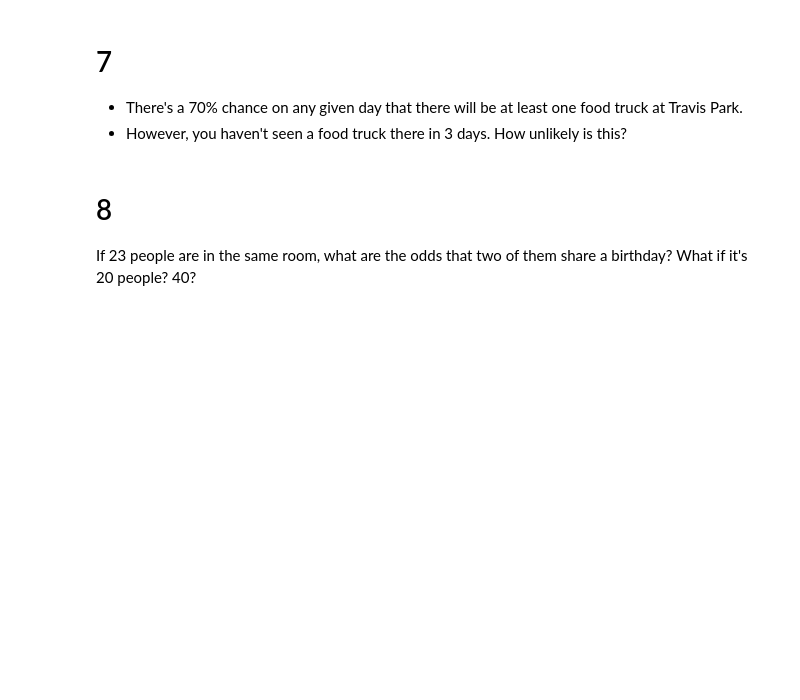
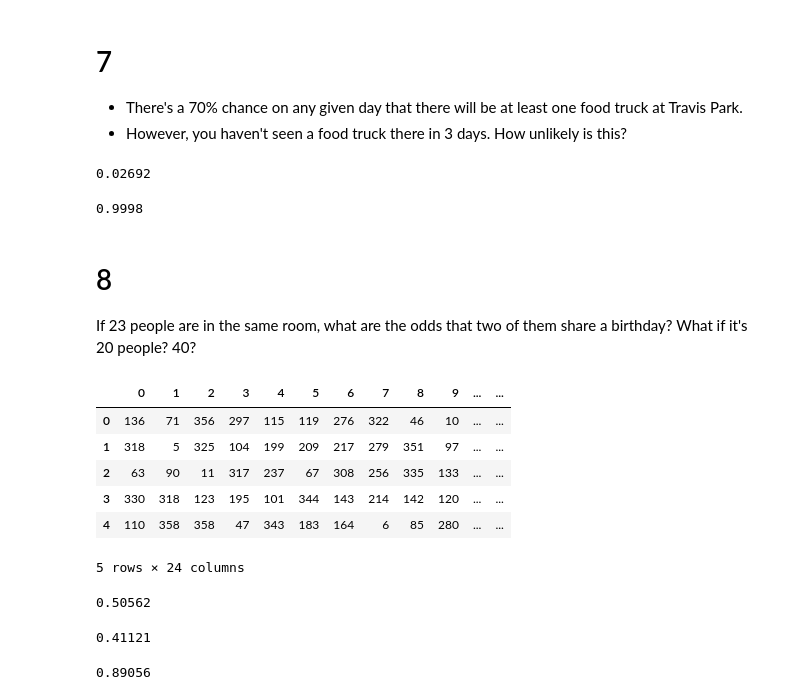
Before and after one commit to DilipBista/Stats-, a Jupyter notebook: simulation .ipynb, the cells around one changed output. Saved outputs shown, nothing was run; the diff lists cells and outputs as text; code cells hidden in the pictures; blank space fills up the shorter version.

```diff
--- a/simulation .ipynb
+++ b/simulation .ipynb
@@ -311,3 +296,15 @@ Name: all_good, Length: 100000, dtype: bool
 # 7
 - There's a 70% chance on any given day that there will be at least one food truck at Travis Park.
 - However, you haven't seen a food truck there in 3 days. How unlikely is this?
+# %%
+
+trucks= np.random.choice(['seen', 'no_seen'], size = (100_000,3), p = ([0.7, 0.3]))
+((trucks == 'no_seen').sum(axis = 1) == 3).mean()
+# %% [output]
+0.02692
+# %%
+# likelihood that the foodtruck will show up sometime this week
+trucks= np.random.choice(['seen', 'no_seen'], size = (100_000,7), p = ([0.7, 0.3]))
+((trucks == 'seen').sum(axis = 1) >= 1).mean()
+# %% [output]
+0.9998
@@ -314,3 +313,49 @@ Name: all_good, Length: 100000, dtype: bool
 # %% [markdown]
 # 8
 If 23 people are in the same room, what are the odds that two of them share a birthday? What if it's 20 people? 40?
+# %%
+
+birthday = np.random.choice(range(365),size = (100_000, 23)) # first we are getting 23 samples from the size of 365
+
+df = pd.DataFrame(birthday)
+df['n_unique']=df.nunique(axis = 1)
+df.head()
+# %% [output]
+|  | 0 | 1 | 2 | 3 | 4 | 5 | 6 | 7 | 8 | 9 | ... | ... |
+| 0 | 136 | 71 | 356 | 297 | 115 | 119 | 276 | 322 | 46 | 10 | ... | ... |
+| 1 | 318 | 5 | 325 | 104 | 199 | 209 | 217 | 279 | 351 | 97 | ... | ... |
+| 2 | 63 | 90 | 11 | 317 | 237 | 67 | 308 | 256 | 335 | 133 | ... | ... |
+| 3 | 330 | 318 | 123 | 195 | 101 | 344 | 143 | 214 | 142 | 120 | ... | ... |
+| 4 | 110 | 358 | 358 | 47 | 343 | 183 | 164 | 6 | 85 | 280 | ... | ... |
+5 rows × 24 columns
+# %%
+# probability of all of them having a unique birthday
+(df.n_unique == 23).mean()
+
+# # finding the probability of people sharing birthday
+
+(df.n_unique != 23).mean()
+# %% [output]
+0.50562
+# %%
+# for 20 people
+
+birthday = np.random.choice(range(365),size = (100_000, 20)) # first we are getting 20 samples from the size of 365
+
+df = pd.DataFrame(birthday)
+df['n_unique']=df.nunique(axis = 1)
+df.head()
+(df.n_unique != 20).mean()
+# %% [output]
+0.41121
+# %%
+
+# for 40 people
+birthday = np.random.choice(range(365),size = (100_000, 40)) # first we are getting 40 samples from the size of 365
+
+df = pd.DataFrame(birthday)
+df['n_unique']=df.nunique(axis = 1)
+df.head()
+(df.n_unique != 40).mean()
+# %% [output]
+0.89056
```
Also changed, not shown: parts of 8 cells of this notebook.
